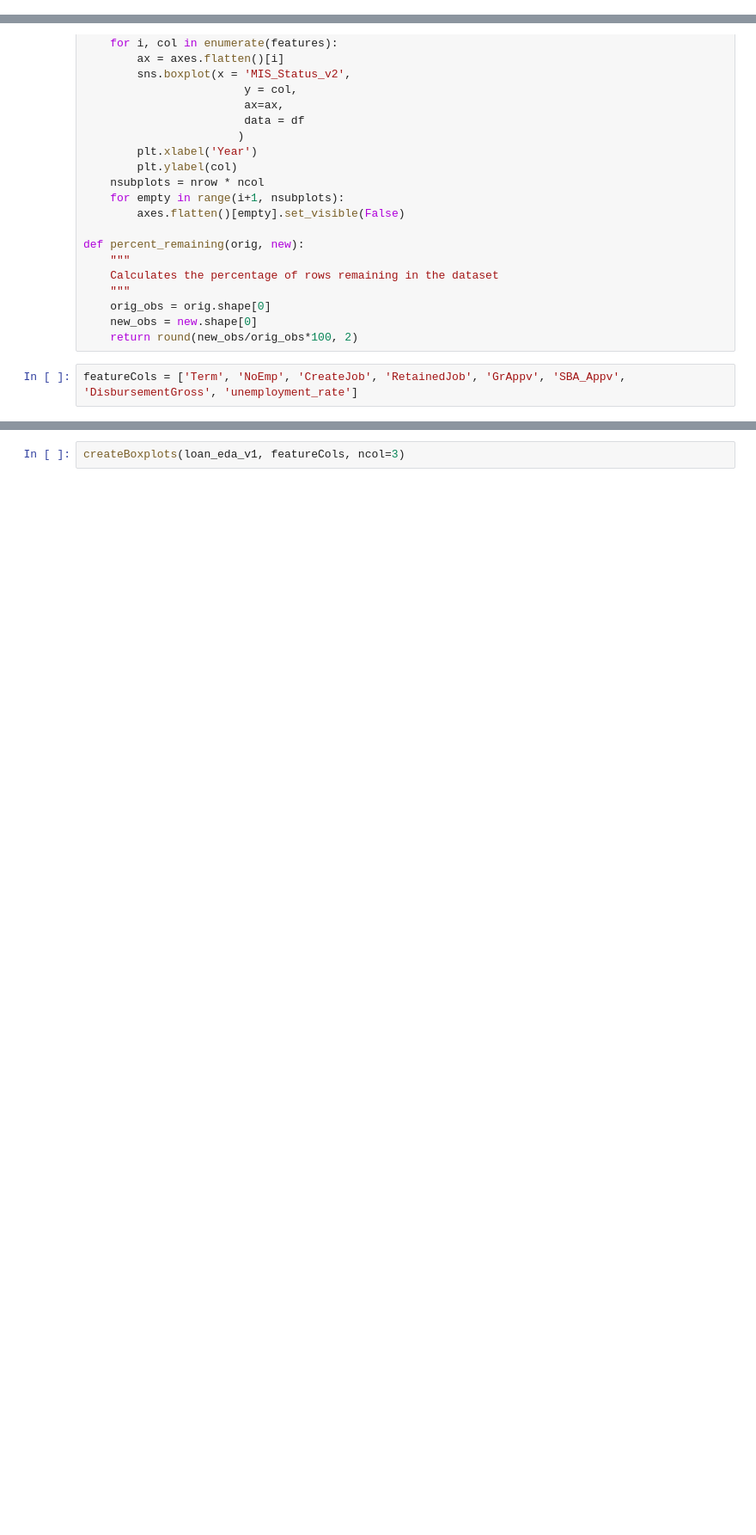
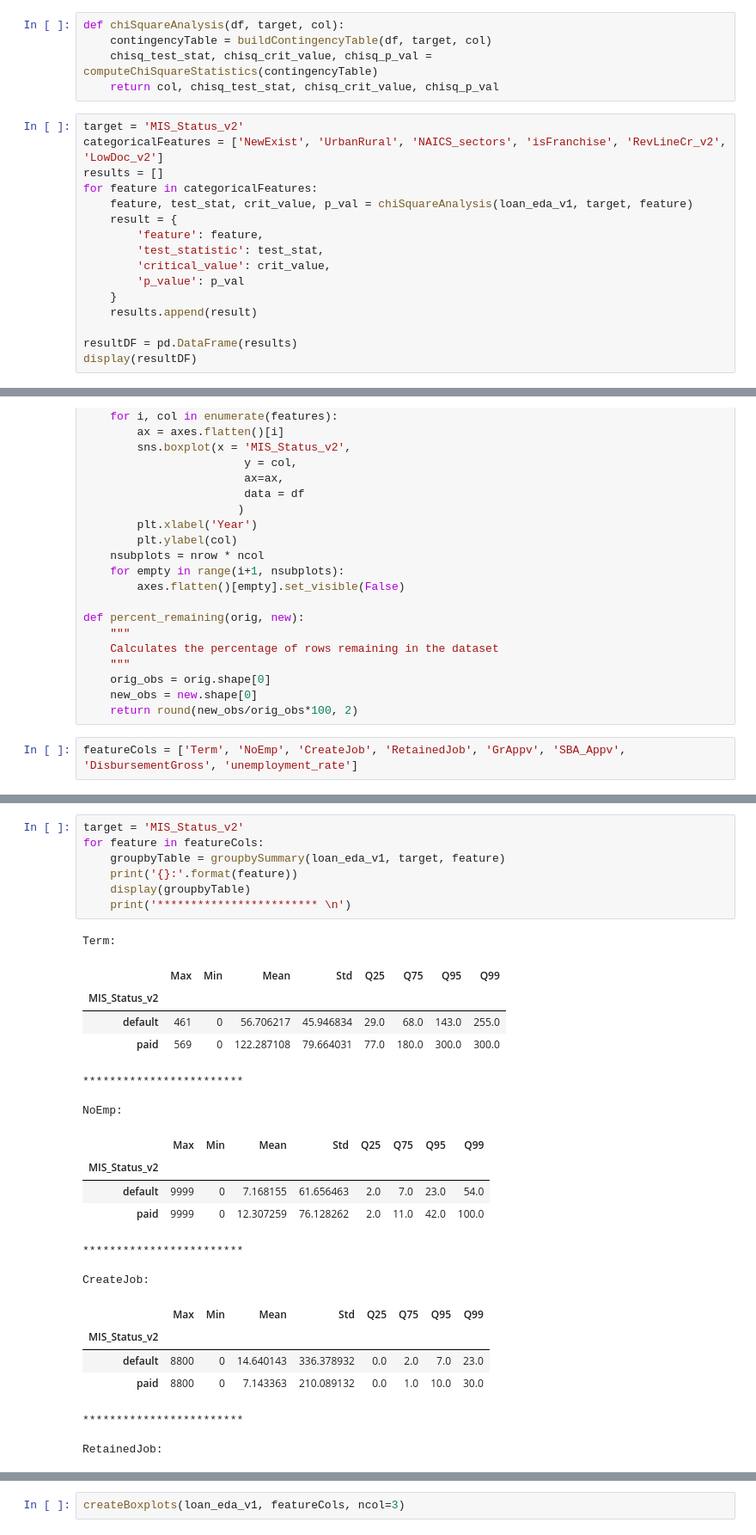
Before and after one commit to mitchellramsey/sba-hra-analysis, a Jupyter notebook: notebooks/2.0_exploratory_data_analysis_mr_2022_0321.ipynb, the cells around one changed output, grey strips where cells are left out. Shown at 86% size. Drawn from its saved outputs; the diff is of its cells as text; blank space fills up the shorter version.

```diff
--- a/notebooks/2.0_exploratory_data_analysis_mr_2022_0321.ipynb
+++ b/notebooks/2.0_exploratory_data_analysis_mr_2022_0321.ipynb
@@ -306,0 +309,21 @@ Definitely getting closer to identifing some key factors into identifying high r
+# %%
+def chiSquareAnalysis(df, target, col):
+    contingencyTable = buildContingencyTable(df, target, col)
+    chisq_test_stat, chisq_crit_value, chisq_p_val = computeChiSquareStatistics(contingencyTable)
+    return col, chisq_test_stat, chisq_crit_value, chisq_p_val
+# %%
+target = 'MIS_Status_v2'
+categoricalFeatures = ['NewExist', 'UrbanRural', 'NAICS_sectors', 'isFranchise', 'RevLineCr_v2', 'LowDoc_v2']
+results = []
+for feature in categoricalFeatures:
+    feature, test_stat, crit_value, p_val = chiSquareAnalysis(loan_eda_v1, target, feature)
+    result = {
+        'feature': feature,
+        'test_statistic': test_stat,
+        'critical_value': crit_value,
+        'p_value': p_val
+    }
+    results.append(result)
+
+resultDF = pd.DataFrame(results)
+display(resultDF)
@@ -359,0 +397,30 @@ featureCols = ['Term', 'NoEmp', 'CreateJob', 'RetainedJob', 'GrAppv', 'SBA_Appv'
+# %%
+target = 'MIS_Status_v2'
+for feature in featureCols:
+    groupbyTable = groupbySummary(loan_eda_v1, target, feature)
+    print('{}:'.format(feature))
+    display(groupbyTable)
+    print('************************ \n')
+# %% [output]
+Term:
+|  | Max | Min | Mean | Std | Q25 | Q75 | Q95 | Q99 |
+| MIS_Status_v2 |  |  |  |  |  |  |  |  |
+| default | 461 | 0 | 56.706217 | 45.946834 | 29.0 | 68.0 | 143.0 | 255.0 |
+| paid | 569 | 0 | 122.287108 | 79.664031 | 77.0 | 180.0 | 300.0 | 300.0 |
+************************
+
+NoEmp:
+|  | Max | Min | Mean | Std | Q25 | Q75 | Q95 | Q99 |
+| MIS_Status_v2 |  |  |  |  |  |  |  |  |
+| default | 9999 | 0 | 7.168155 | 61.656463 | 2.0 | 7.0 | 23.0 | 54.0 |
+| paid | 9999 | 0 | 12.307259 | 76.128262 | 2.0 | 11.0 | 42.0 | 100.0 |
+************************
+
+CreateJob:
+|  | Max | Min | Mean | Std | Q25 | Q75 | Q95 | Q99 |
+| MIS_Status_v2 |  |  |  |  |  |  |  |  |
+| default | 8800 | 0 | 14.640143 | 336.378932 | 0.0 | 2.0 | 7.0 | 23.0 |
+| paid | 8800 | 0 | 7.143363 | 210.089132 | 0.0 | 1.0 | 10.0 | 30.0 |
+************************
+
+RetainedJob:
```
Also changed, not shown: parts of 13 cells of this notebook.
